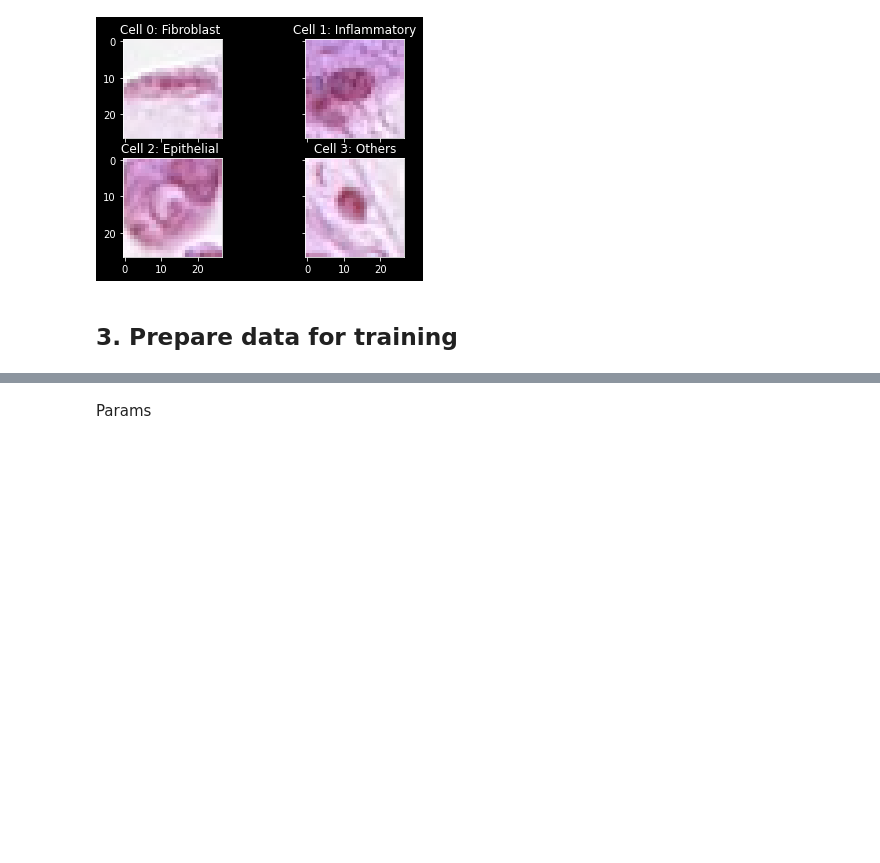
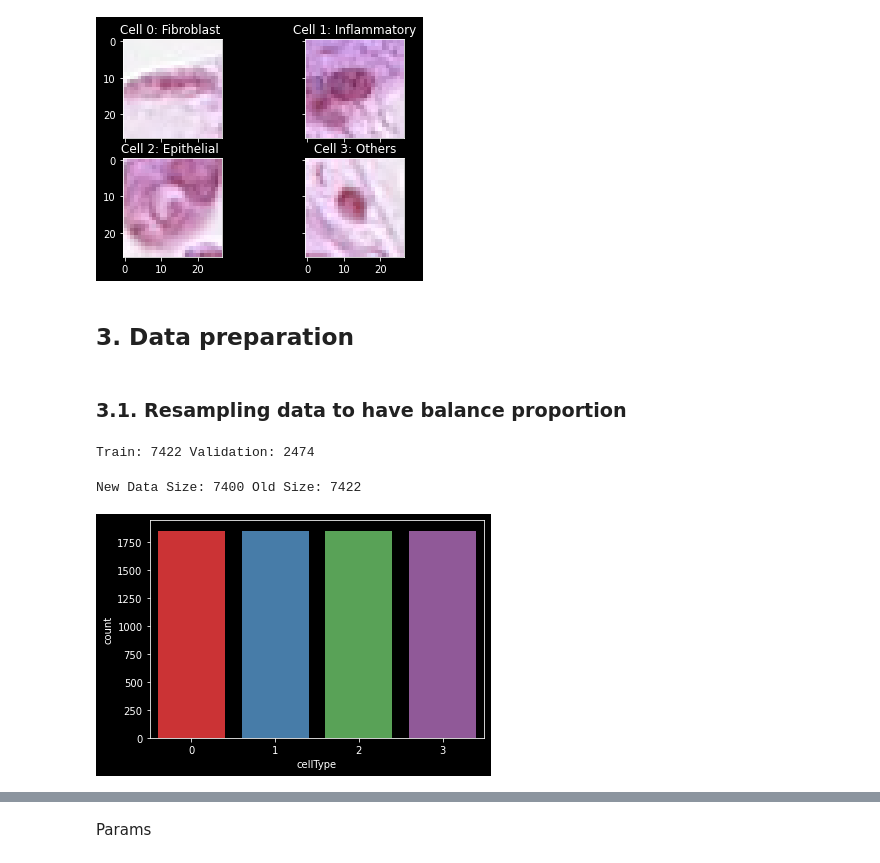
Before and after one commit to pcminh0505/ML, a Jupyter notebook: Asm/ASM2/COSC2753 - Assignment 2 - MK Sapiens.ipynb, the cells around one changed output, grey strips where cells are left out. Drawn from its saved outputs; the diff is of its cells as text; code cells hidden in the pictures; blank space fills up the shorter version.

```diff
--- a/Asm/ASM2/COSC2753 - Assignment 2 - MK Sapiens.ipynb
+++ b/Asm/ASM2/COSC2753 - Assignment 2 - MK Sapiens.ipynb
@@ -169,5 +163,36 @@ for i in range (4):
 [figure]
 [figure]
 [figure]
-# %% [markdown]
-## 3. Prepare data for training
+# %% [markdown]
+## 3. Data preparation
+# %% [markdown]
+### 3.1. Resampling data to have balance proportion
+# %%
+from sklearn.model_selection import train_test_split
+
+# Split data into raw train and validation set
+raw_train_task1, val_task1 = train_test_split(main_data[['ImageName','cellType']],
+                                        test_size = 0.25,
+                                        random_state = 99,
+                                        )
+
+raw_train_task2, val_task2 = train_test_split(main_data[['ImageName','isCancerous']],
+                                        test_size = 0.25,
+                                        random_state = 99,
+                                        )
+
+print('Train:', raw_train_task1.shape[0], 'Validation:', valid_task1.shape[0])
+# %% [output]
+Train: 7422 Validation: 2474
+# %%
+# Sampling data to have equal proportion of each type
+train_task1 = raw_train_task1.groupby(['cellType']).apply(lambda x: x.sample(1850, replace = True)).reset_index(drop = True)
+
+print('New Data Size:', train_task1.shape[0], 'Old Size:', raw_train_task1.shape[0])
+
+# Countplot the cell type
+sns.countplot(train_task1['cellType'], palette='Set1')
+plt.show()
+# %% [output]
+New Data Size: 7400 Old Size: 7422
+[figure, added]
```
Also changed, not shown: parts of 26 cells of this notebook.
